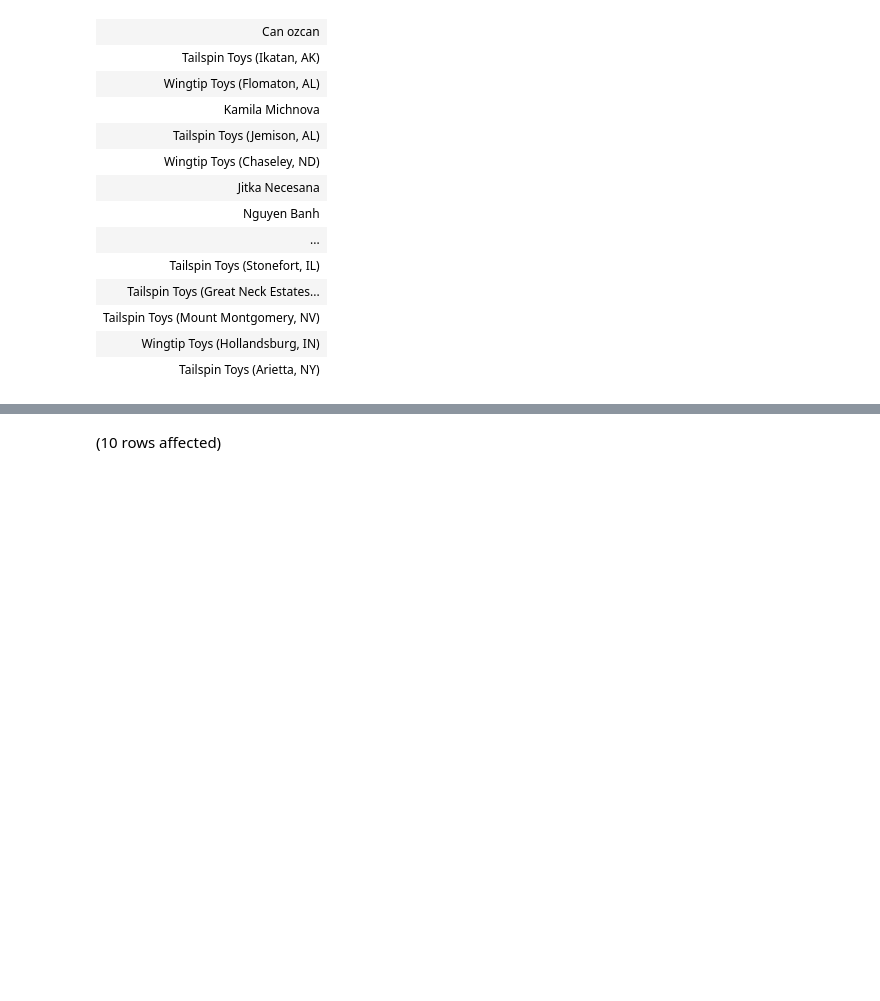
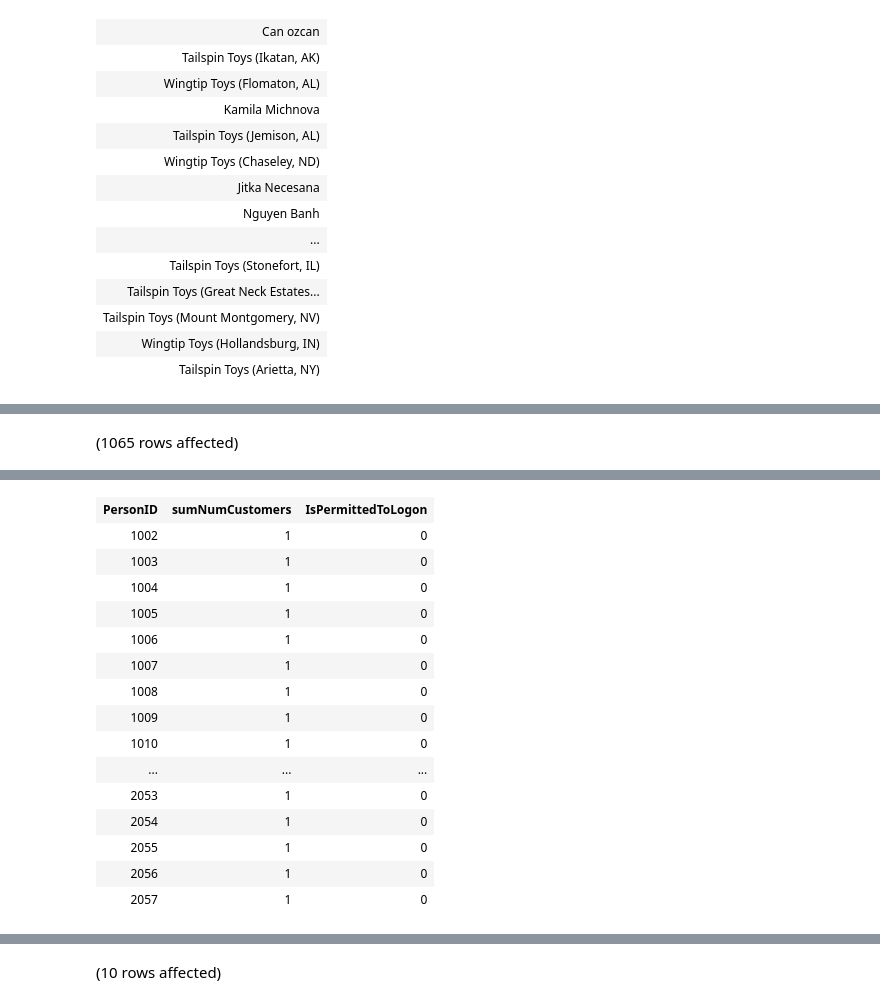
Before and after one commit to Miss4Chan/Databases, a Jupyter notebook: lab5.ipynb, the cells around one changed output, grey strips where cells are left out. Saved outputs shown, nothing was run; the diff lists cells and outputs as text; code cells hidden in the pictures; blank space fills up the shorter version.

```diff
--- a/lab5.ipynb
+++ b/lab5.ipynb
@@ -78,0 +77,25 @@ Total execution time: 00:00:00.139
+# %%
+--Update these people from the previous requirement, so that the
+--People.IsPermitedToLogon=FALSE.
+with cte as (
+select c.PrimaryContactPersonID PersonId, count(c.CustomerID) num_customers
+from  WideWorldImporters.Sales.Customers c
+where PrimaryContactPersonID is not null
+group by PrimaryContactPersonID)
+,cte2 as (
+select c.AlternateContactPersonID PersonId, count(c.CustomerID) num_customers
+from  WideWorldImporters.Sales.Customers c
+where PrimaryContactPersonID is not null
+group by AlternateContactPersonID)
+,cte3 as (select * from cte
+union all
+select * from cte2)
+,cte4 as(
+select PersonId, sum(num_customers) sumNumCustomers
+from cte3
+group by PersonId
+having sum(num_customers) < 3)
+select p.PersonID, c.sumNumCustomers,p.IsPermittedToLogon
+from cte4 c join WideWorldImporters.Application.People p on p.PersonID=c.PersonId
+# %% [output]
+(1065 rows affected)
@@ -79,3 +103,19 @@ Total execution time: 00:00:00.139
+| PersonID | sumNumCustomers | IsPermittedToLogon |
+| 1002 | 1 | 0 |
+| 1003 | 1 | 0 |
+| 1004 | 1 | 0 |
+| 1005 | 1 | 0 |
+| 1006 | 1 | 0 |
+| 1007 | 1 | 0 |
+| 1008 | 1 | 0 |
+| 1009 | 1 | 0 |
+| 1010 | 1 | 0 |
+| ... | ... | ... |
+| 2053 | 1 | 0 |
+| 2054 | 1 | 0 |
+| 2055 | 1 | 0 |
+| 2056 | 1 | 0 |
+| 2057 | 1 | 0 |
 # %%
 --Find the number of different customers for each DeliveryMethod based on the Invoices table.
 -- count(DISTINCT)
```
Also changed, not shown: parts of 11 cells of this notebook.
